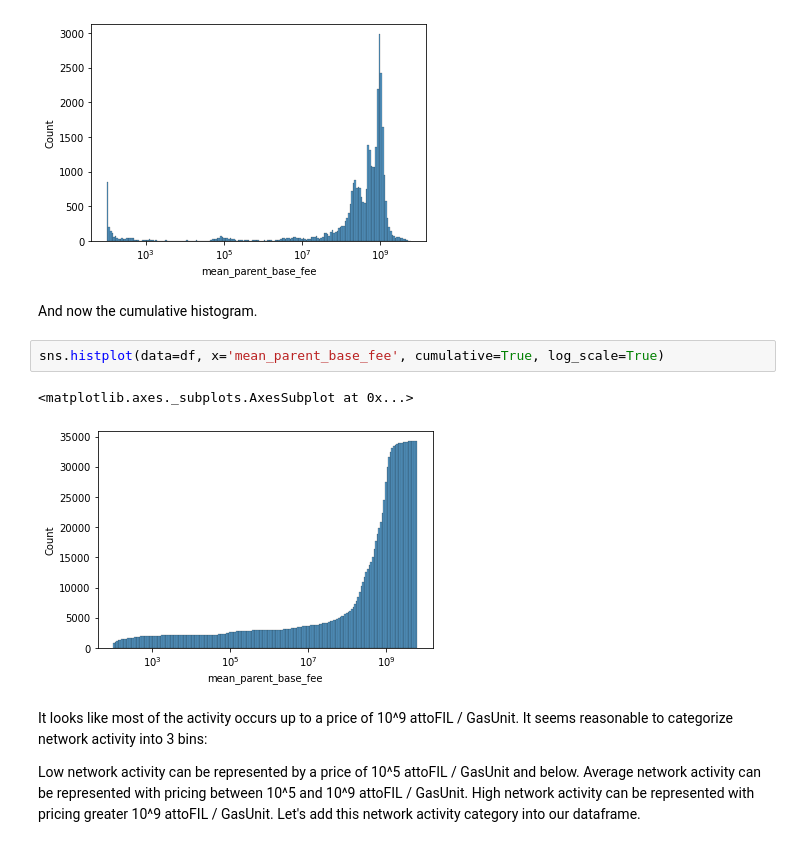
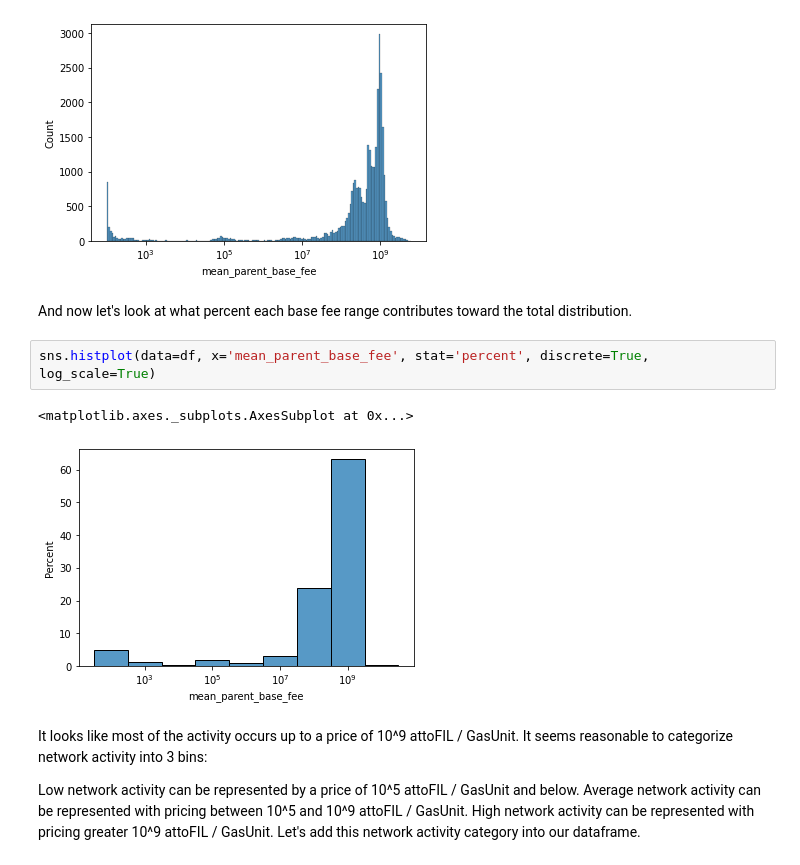
Before and after one commit to thor4/protocol_labs, a Jupyter notebook: step1.ipynb, the cells around one changed output. Cells and saved outputs as stored; diff of their text form.

```diff
--- a/step1.ipynb
+++ b/step1.ipynb
@@ -96,13 +92,13 @@ sns.histplot(data=df, x='mean_parent_base_fee', log_scale=True)
 # %% [output]
 <matplotlib.axes._subplots.AxesSubplot at 0x...>
 [figure]
-# %% [markdown]
-And now the cumulative histogram.
+# %% [markdown]
+And now let's look at what percent each base fee range contributes toward the total distribution.
 # %%
-sns.histplot(data=df, x='mean_parent_base_fee', cumulative=True, log_scale=True)
+sns.histplot(data=df, x='mean_parent_base_fee', stat='percent', discrete=True, log_scale=True)
 # %% [output]
 <matplotlib.axes._subplots.AxesSubplot at 0x...>
-[figure, old version]
+[figure, new version]
 # %% [markdown]
 It looks like most of the activity occurs up to a price of 10^9 attoFIL / GasUnit. It seems reasonable to categorize network activity into 3 bins:
 
```
Also changed, not shown: parts of 41 cells of this notebook.
